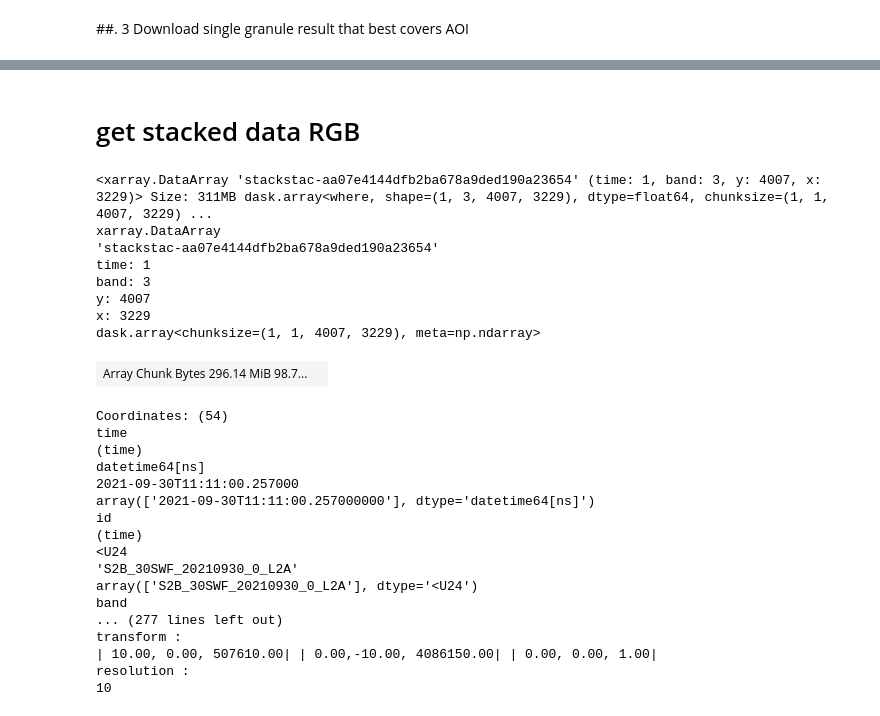
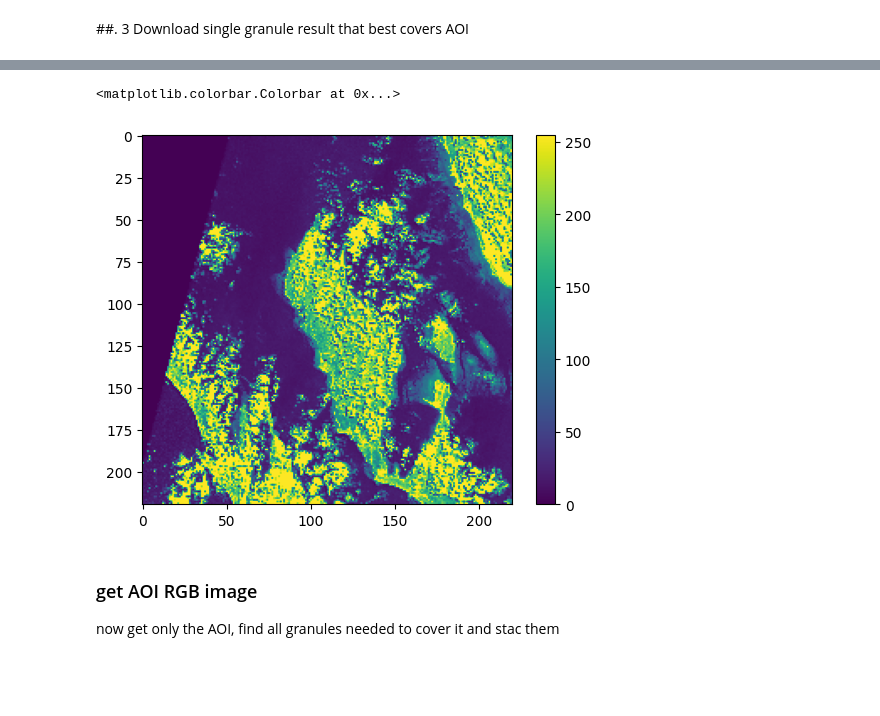
Before and after one commit to irr-github/sat-data, a Jupyter notebook: examples/pystac-example.ipynb, the cells around one changed output, grey strips where cells are left out. Drawn from its saved outputs; the diff is of its cells as text; code cells hidden in the pictures; blank space fills up the shorter version.

```diff
--- a/examples/pystac-example.ipynb
+++ b/examples/pystac-example.ipynb
@@ -56,6 +32,10 @@ ax.legend(handles, labels, loc = 'lower right')
 # %%
-
-# vis = data_fetch.download_top_result(gdf, query = q, band = 'visual')
+# gets the whole area not the AOI only
+vis = data_fetch.download_top_result(gdf, query = query_res, band = 'visual')
 # %%
-# plt.imshow(vis.values[0,::5,::5])
-# plt.colorbar()
+downsampling = 50 # save time plotting
+plt.imshow(vis.values[0,::downsampling,::downsampling])
+plt.colorbar()
+# %% [output]
+<matplotlib.colorbar.Colorbar at 0x...>
+[figure, added]
@@ -93,3 +42,4 @@ ax.legend(handles, labels, loc = 'lower right')
-# %% [markdown]
-# get stacked data RGB
+# %% [markdown]
+### get AOI RGB image
+now get only the AOI, find all granules needed to cover it and stac them
 # %%
@@ -97,30 +46,0 @@ granules_list = catalogue_search.get_granule_list(gdf, query=q)
-# %%
-collated_data = data_fetch.fetch_aoi_data(granules_list, q, ['red','green','blue'], resolution = 10, limit_to_bbox=True)
-collated_data
-# %% [output]
-<xarray.DataArray 'stackstac-aa07e4144dfb2ba678a9ded190a23654' (time: 1, band: 3, y: 4007, x: 3229)> Size: 311MB dask.array<where, shape=(1, 3, 4007, 3229), dtype=float64, chunksize=(1, 1, 4007, 3229) ...
-xarray.DataArray
-'stackstac-aa07e4144dfb2ba678a9ded190a23654'
-time: 1
-band: 3
-y: 4007
-x: 3229
-dask.array<chunksize=(1, 1, 4007, 3229), meta=np.ndarray>
-| Array Chunk Bytes 296.14 MiB 98.7... |  |
-Coordinates: (54)
-time
-(time)
-datetime64[ns]
-2021-09-30T11:11:00.257000
-array(['2021-09-30T11:11:00.257000000'], dtype='datetime64[ns]')
-id
-(time)
-<U24
-'S2B_30SWF_20210930_0_L2A'
-array(['S2B_30SWF_20210930_0_L2A'], dtype='<U24')
-band
-... (277 lines left out)
-transform :
-| 10.00, 0.00, 507610.00| | 0.00,-10.00, 4086150.00| | 0.00, 0.00, 1.00|
-resolution :
-10
```
Also changed, not shown: parts of 16 cells of this notebook, 1 other file.
